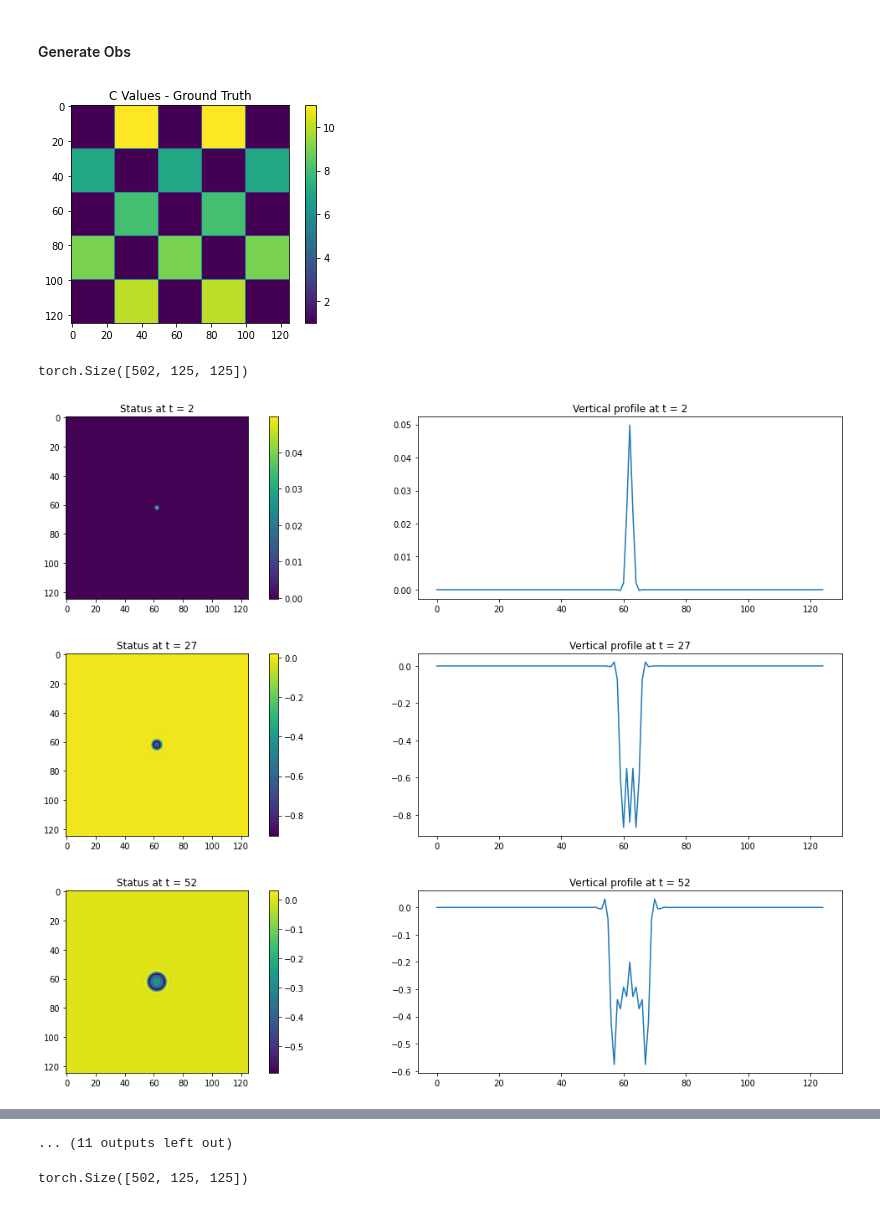
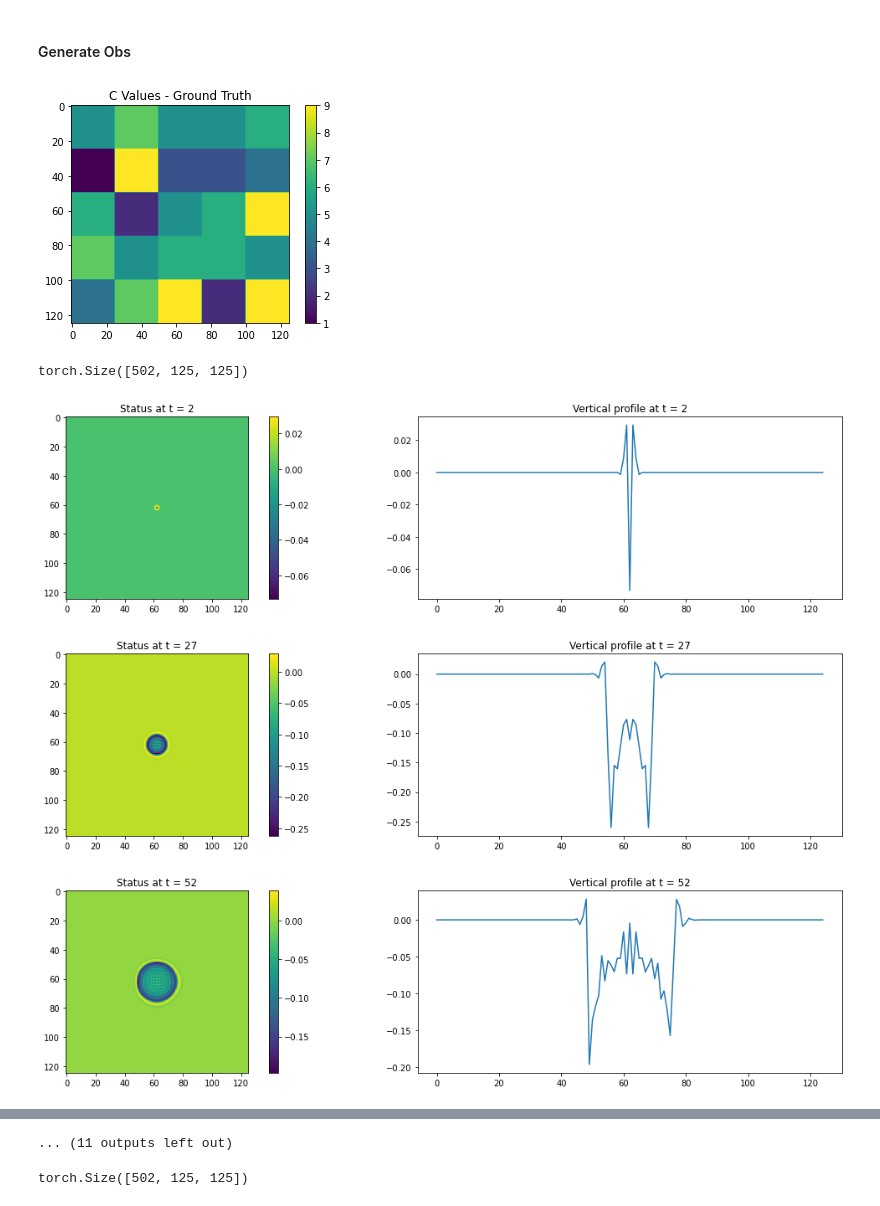
Before and after one commit to guodh321/AI4WaveEqn, a Jupyter notebook: 7_wave_eqn_MultiStepDA_Checkerboard.ipynb, the cells around one changed output, grey strips where cells are left out. Cells and saved outputs as stored; diff of their text form; code cells hidden in the pictures.

```diff
--- a/7_wave_eqn_MultiStepDA_Checkerboard.ipynb
+++ b/7_wave_eqn_MultiStepDA_Checkerboard.ipynb
@@ -456,0 +512,18 @@ plt.show()
+# %%
+def create_simple_checkerboard(c_values_tensor):
+    c = torch.ones((xysize, xysize), device=device)
+
+    for i in range(c_values_tensor.shape[0]):
+        for j in range(c_values_tensor.shape[0]):
+            ones = torch.zeros((xysize, xysize), device=device)
+            ones[i*int(xysize/c_values_tensor.shape[0]):(i+1)*int(xysize/c_values_tensor.shape[0]), j*int(xysize/c_values_tensor.shape[0]):(j+1)*int(xysize/c_values_tensor.shape[0])] = (i+j) % 2  # Alternate between 0 and 1
+            c += ones * c_values_tensor[i]
+
+    return c
+# %%
+C_tensors_list = [10, 6, 7, 8, 9]
+c_tensor = torch.tensor(C_tensors_list, dtype=torch.float32, device=device, requires_grad=True)
+c = create_simple_checkerboard(c_tensor)
+plt.imshow(c.cpu().detach().numpy())  # Display the matrix as an image
+plt.colorbar()  # Optionally, display a colorbar
+plt.show()
@@ -586,26 +711,26 @@ xysize = 125
 mu_x = 0.5   # 0.5
 mu_y = 0.5  # 0.5
 
-# C values
-C_values_list = [10, 6, 7, 8, 9]
-# C_values_list = [1, 1, 1, 1, 1]
-c_tensor = torch.tensor(C_values_list, dtype=torch.float32, device=device, requires_grad=True)
+# # C values
+# C_tensors_list = [10, 6, 7, 8, 9]
+# # C_tensors_list = [1, 1, 1, 1, 1]
+# c_tensor = torch.tensor(C_tensors_list, dtype=torch.float32, device=device, requires_grad=True)
 
-nlayers = c_tensor.size(0)
+# nlayers = c_tensor.size(0)
 
-# Plot C
-c = torch.ones((xysize, xysize), device=device, dtype=torch.float32)
+# # Plot C
+# c = torch.ones((xysize, xysize), device=device, dtype=torch.float32)
 
-for i in range(nlayers):
-    for j in range(nlayers):
-        ones = torch.zeros((xysize, xysize), device=device, dtype=torch.float32)
-        ones[i*int(xysize/c_tensor.shape[0]):(i+1)*int(xysize/c_tensor.shape[0]), j*int(xysize/c_tensor.shape[0]):(j+1)*int(xysize/c_tensor.shape[0])] = (i+j) % 2  # Alternate between 0 and 1
-        c += ones * c_tensor[i]  # Use both i and j to index c_tensor
+# for i in range(nlayers):
+#     for j in range(nlayers):
+#         ones = torch.zeros((xysize, xysize), device=device, dtype=torch.float32)
+#         ones[i*int(xysize/c_tensor.shape[0]):(i+1)*int(xysize/c_tensor.shape[0]), j*int(xysize/c_tensor.shape[0]):(j+1)*int(xysize/c_tensor.shape[0])] = (i+j) % 2  # Alternate between 0 and 1
+#         c += ones * c_tensor[i]  # Use both i and j to index c_tensor
 
-plt.imshow(c.cpu().detach().numpy(), cmap='viridis')
-plt.colorbar()
-plt.title('C Values - Ground Truth')
-plt.show()
+# plt.imshow(c.cpu().detach().numpy(), cmap='viridis')
+# plt.colorbar()
+# plt.title('C Values - Ground Truth')
+# plt.show()
 
 # Create a meshgrid
 x_values = np.linspace(0, 1, xysize)
@@ -655,37 +780,52 @@ mymodel_obs = AI4WaveNeuralNetwork_One_Skipping(xysize, filter_weight).to(device
 output_list = [status_t0_tensor, status_t1_tensor]
 input1 = status_t1_tensor
 input2 = status_t0_tensor
+
+
+number_rows = 5
+number_cols = 5
+number_all = number_rows * number_cols
+torch.manual_seed(0)
+c_values_tensor_obs = torch.randint(low=1, high=10, size=(number_all,), device=device, dtype=torch.float32, requires_grad=True)
+c = create_checkerboard(c_values_tensor_obs, xysize, xysize, number_rows, number_cols)
+
+c_show = c
+plt.imshow(c_show.cpu().detach().numpy(), cmap='viridis')
+plt.colorbar()
+plt.title('C Values - Ground Truth')
+plt.show()
+
 for _ in range(timesteps):
-    output = mymodel_obs(input1, input2, c_tensor, sigma2)
+    output = mymodel_obs(input1, input2, c, sigma2)
     output_list.append(output[:,1:, :, :])
     input1 = output[:,1:, :, :]
     input2 = output[:,0:1, :, :]
 
 # Concatenate the output list along the time dimension
 output_tensor_obs = torch.cat(output_list, dim=1).squeeze(0)
 
 print(output_tensor_obs.shape)
 
 for i in range(timesteps):
     if (i) % 25 == 0:
         fig, axs = plt.subplots(1, 2, figsize=(20, 4))  # Create 2 subplots side by side
 
         # Plot the image on the first subplot
         im = axs[0].imshow(output_tensor_obs.cpu().detach().numpy()[i+2], cmap='viridis')
         fig.colorbar(im, ax=axs[0])
         axs[0].set_title(f"Status at t = {i+2}")
 
         # Plot the vertical profile on the second subplot
         vertical_profile = output_tensor_obs.cpu().detach().numpy()[i+2][xysize//2, :]  # Take the middle row
         axs[1].plot(vertical_profile)
         axs[1].set_title(f"Vertical profile at t = {i+2}")
 
         plt.show()
 
 print(output_tensor_obs.shape)
 # %% [output]
-[figure, old version]
+[figure, new version]
 torch.Size([502, 125, 125])
-[figure, old version]
+[figure, new version]
-[figure, old version]
+[figure, new version]
-[figure, old version]
+[figure, new version]
```
Also changed, not shown: parts of 14 cells of this notebook.
